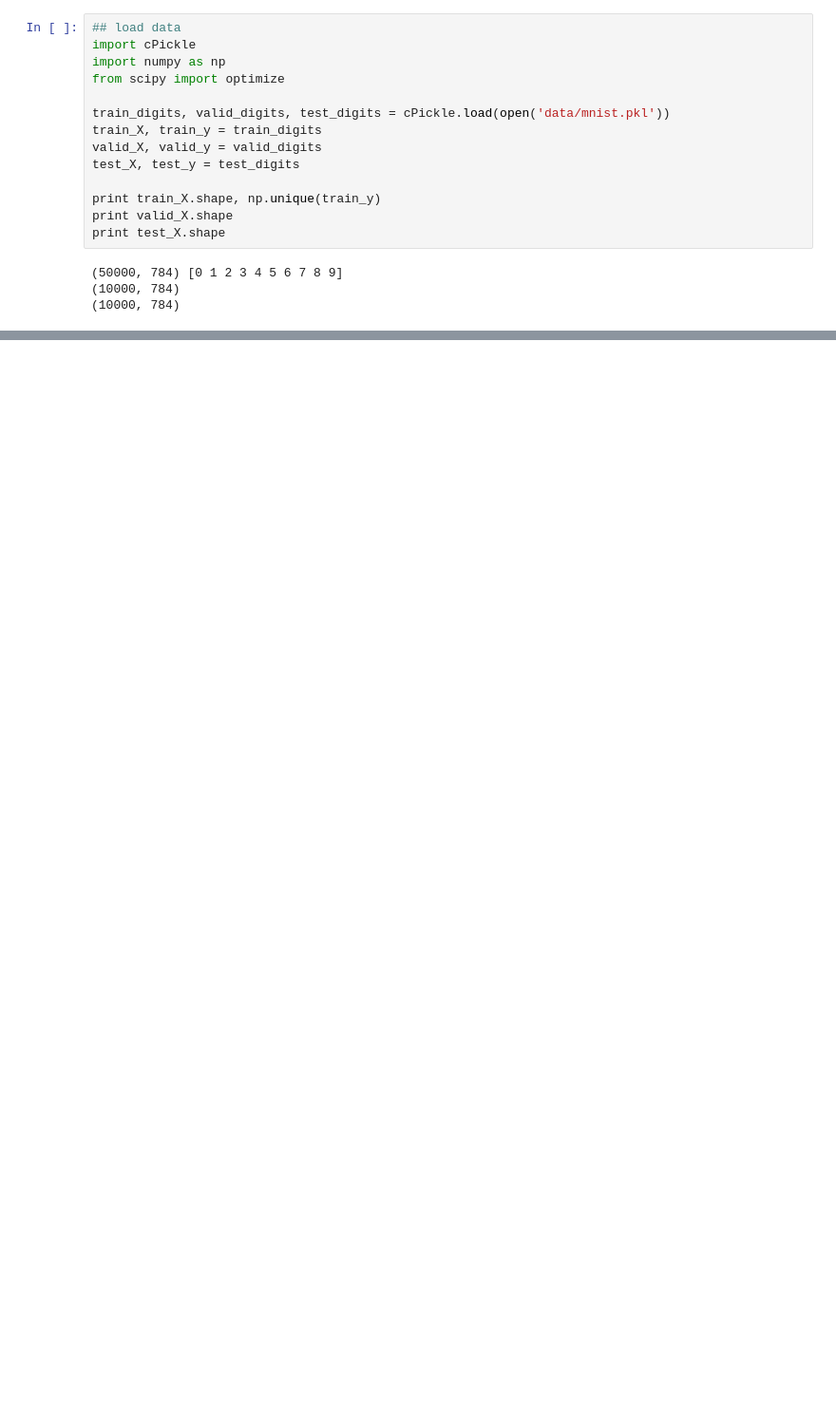
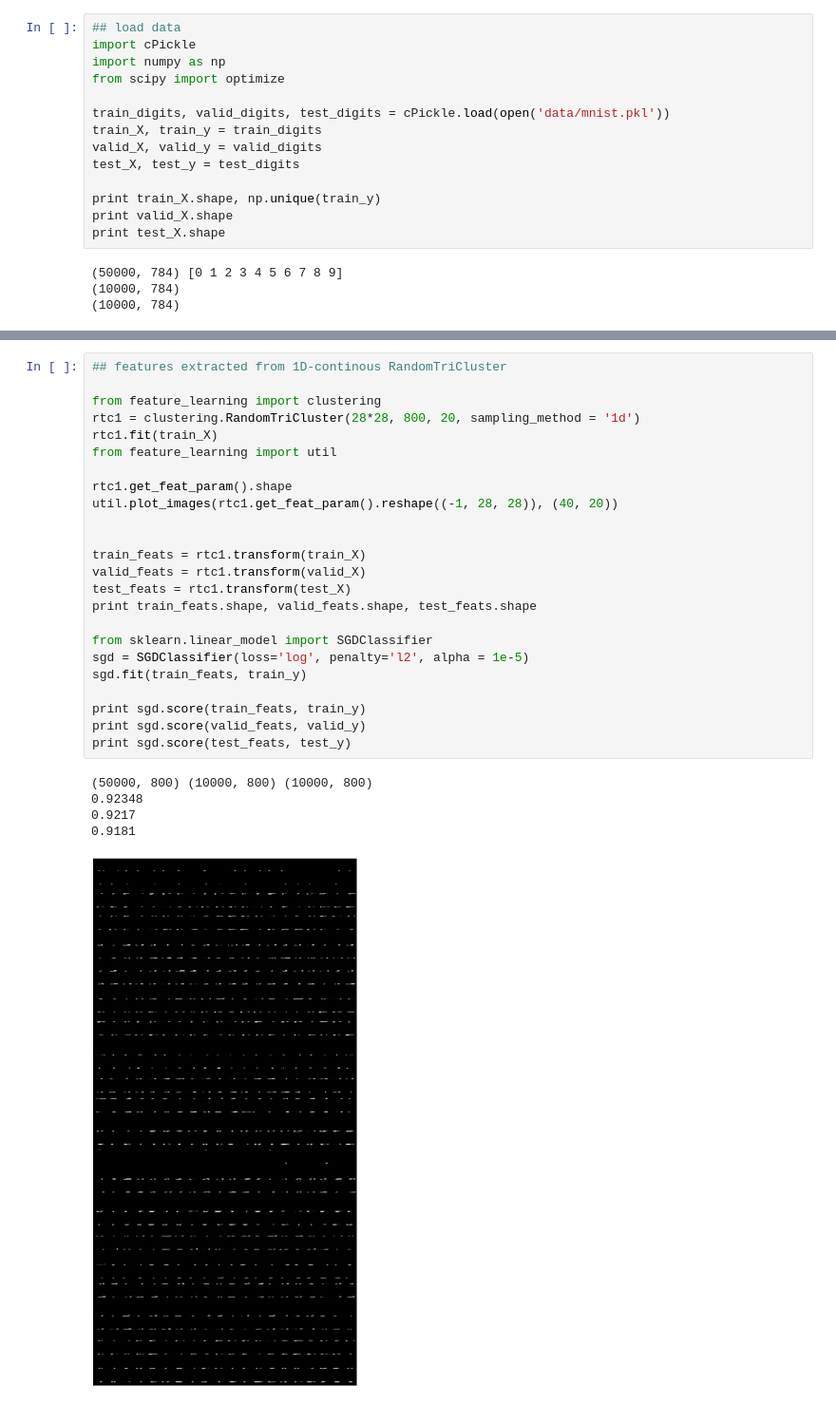
Before and after one commit to dolaameng/tutorials, a Jupyter notebook: ml-practice/test_feature_learning.ipynb, the cells around one changed output, grey strips where cells are left out. Shown at 95% size. Cells and saved outputs as stored; diff of their text form; blank space fills up the shorter version.

```diff
--- a/ml-practice/test_feature_learning.ipynb
+++ b/ml-practice/test_feature_learning.ipynb
@@ -80,0 +84,30 @@ optimal_theta = optimize.fmin_l_bfgs_b(f, np.zeros(nin*nout+nout, dtype='float64
+# %%
+## features extracted from 1D-continous RandomTriCluster
+
+from feature_learning import clustering
+rtc1 = clustering.RandomTriCluster(28*28, 800, 20, sampling_method = '1d')
+rtc1.fit(train_X)
+from feature_learning import util
+
+rtc1.get_feat_param().shape
+util.plot_images(rtc1.get_feat_param().reshape((-1, 28, 28)), (40, 20))
+
+
+train_feats = rtc1.transform(train_X)
+valid_feats = rtc1.transform(valid_X)
+test_feats = rtc1.transform(test_X)
+print train_feats.shape, valid_feats.shape, test_feats.shape
+
+from sklearn.linear_model import SGDClassifier
+sgd = SGDClassifier(loss='log', penalty='l2', alpha = 1e-5)
+sgd.fit(train_feats, train_y)
+
+print sgd.score(train_feats, train_y)
+print sgd.score(valid_feats, valid_y)
+print sgd.score(test_feats, test_y)
+# %% [output]
+(50000, 800) (10000, 800) (10000, 800)
+0.92348
+0.9217
+0.9181
+[figure, added]
```
Also changed, not shown: parts of 13 cells of this notebook, 2 other files.
